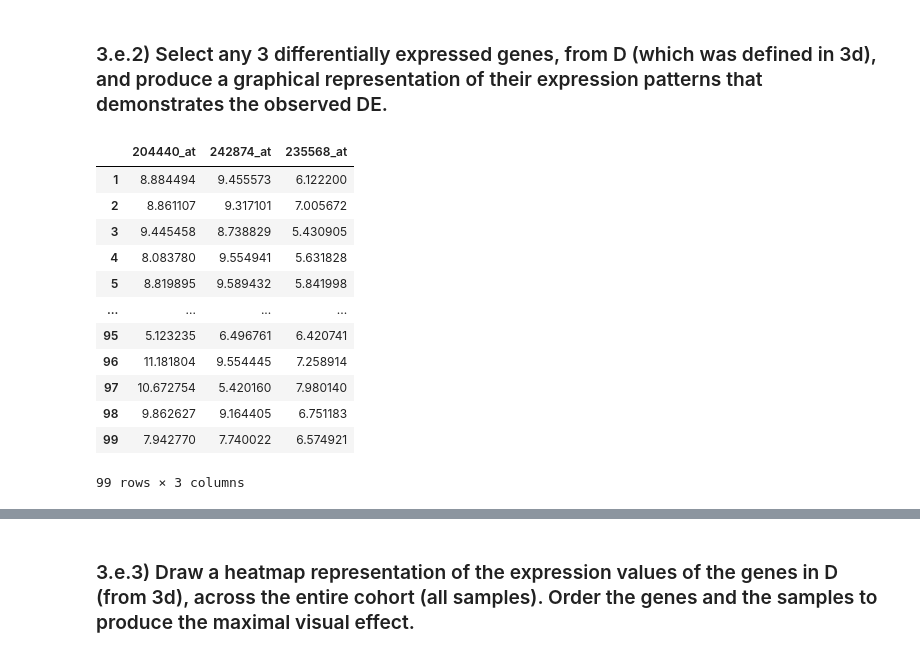
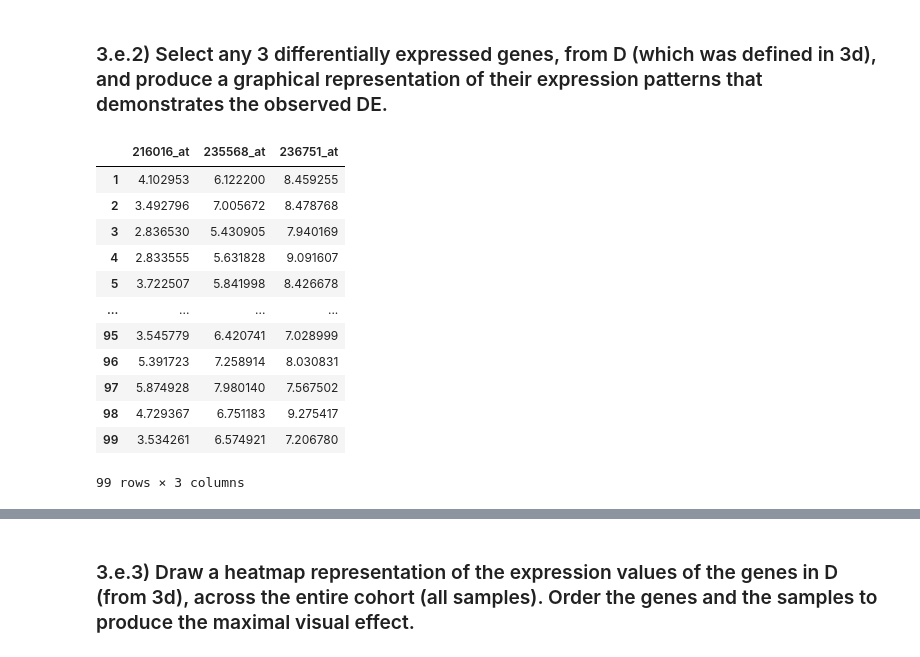
Before and after one commit to RoyR-IDC/StatisticsAndDataAnalysis, a Jupyter notebook: hw4/203972922_201312907-Copy1.ipynb, the cells around one changed output, grey strips where cells are left out. Cells and saved outputs as stored; diff of their text form; code cells hidden in the pictures.

```diff
--- a/hw4/203972922_201312907-Copy1.ipynb
+++ b/hw4/203972922_201312907-Copy1.ipynb
@@ -823,24 +798,26 @@ WRS_results
 | 2 | WRS | 1323 | 0.005 |
 # %% [markdown]
 ### 3.e.2) Select any 3 differentially expressed genes, from D (which was defined in 3d), and produce a graphical representation of their expression patterns that demonstrates the observed DE.
-# %%
-D_new = most_significant_df.sample(n=3)
-D_new = df[D_new.index]
-D_new
-# %% [output]
-|  | 204440_at | 242874_at | 235568_at |
-| 1 | 8.884494 | 9.455573 | 6.122200 |
-| 2 | 8.861107 | 9.317101 | 7.005672 |
-| 3 | 9.445458 | 8.738829 | 5.430905 |
-| 4 | 8.083780 | 9.554941 | 5.631828 |
-| 5 | 8.819895 | 9.589432 | 5.841998 |
-| ... | ... | ... | ... |
-| 95 | 5.123235 | 6.496761 | 6.420741 |
-| 96 | 11.181804 | 9.554445 | 7.258914 |
-| 97 | 10.672754 | 5.420160 | 7.980140 |
-| 98 | 9.862627 | 9.164405 | 6.751183 |
-| 99 | 7.942770 | 7.740022 | 6.574921 |
-99 rows × 3 columns
+# %%
+# We will choose the genes from the  "most significant df" we constructed earlier. brought hee again as a reminder
+most_significant_df  = pd.concat([overexpressed_n_significant_df, underexpressed_n_significant_df])
+D_new = most_significant_df.sample(n=3)
+D_new = df[D_new.index]
+D_new
+# %% [output]
+|  | 216016_at | 235568_at | 236751_at |
+| 1 | 4.102953 | 6.122200 | 8.459255 |
+| 2 | 3.492796 | 7.005672 | 8.478768 |
+| 3 | 2.836530 | 5.430905 | 7.940169 |
+| 4 | 2.833555 | 5.631828 | 9.091607 |
+| 5 | 3.722507 | 5.841998 | 8.426678 |
+| ... | ... | ... | ... |
+| 95 | 3.545779 | 6.420741 | 7.028999 |
+| 96 | 5.391723 | 7.258914 | 8.030831 |
+| 97 | 5.874928 | 7.980140 | 7.567502 |
+| 98 | 4.729367 | 6.751183 | 9.275417 |
+| 99 | 3.534261 | 6.574921 | 7.206780 |
+99 rows × 3 columns
 # %%
 def plot_expression_patterns(g):
     """
```
Also changed, not shown: parts of 13 cells of this notebook.
